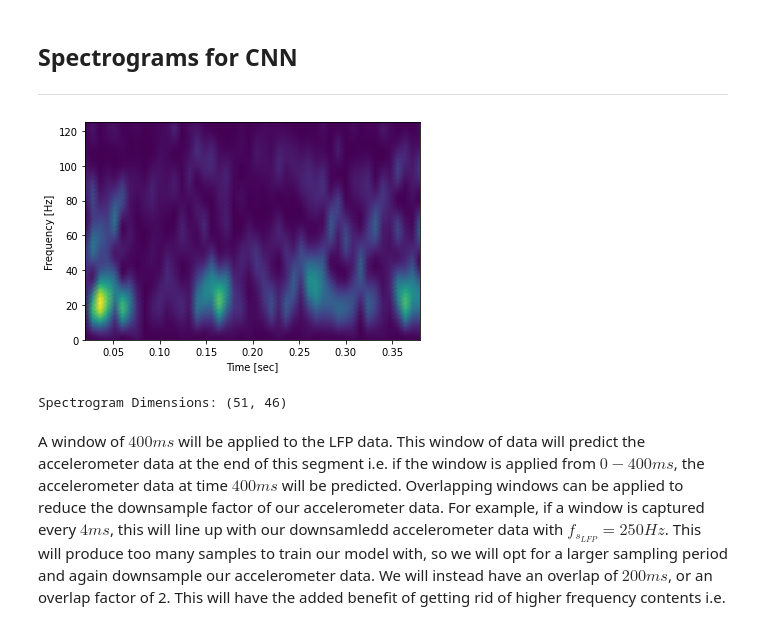
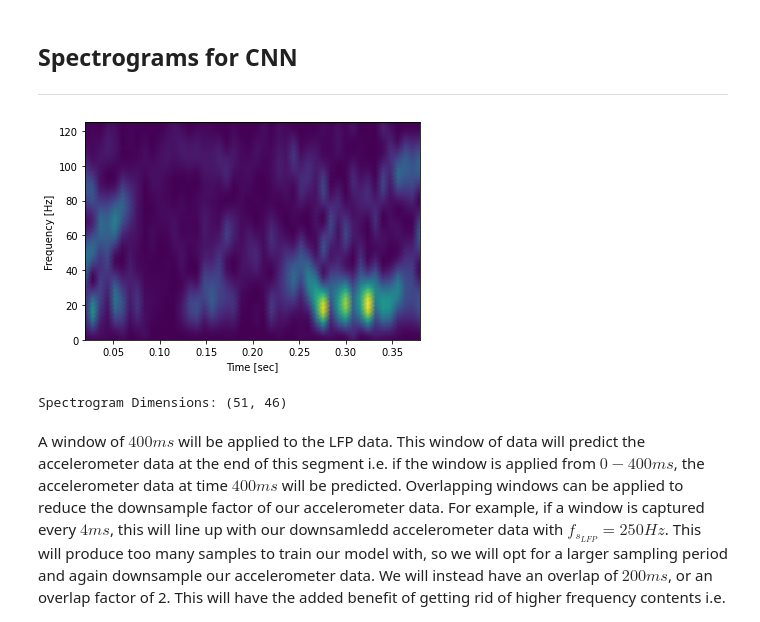
Before and after one commit to jcornell616/EEL5283-Project, a Jupyter notebook: src/preprocessing/preprocessing.ipynb, the cells around one changed output. Cells and saved outputs as stored; diff of their text form; code cells hidden in the pictures.

```diff
--- a/src/preprocessing/preprocessing.ipynb
+++ b/src/preprocessing/preprocessing.ipynb
@@ -438,23 +747,23 @@ The windowing for the CNN model is more rigid in its requirements. Window sizes
 # %%
 # parameters
 window_size = 100
 fft_size = 10
 overlap = 0.8
-windowed_lfp = lfp_data[0][delay:delay+window_size, 1]
+windowed_lfp = lfp_data[0][delay:delay+window_size, 0] - lfp_data[0][delay:delay+window_size, 1]
 
 # examine frequency contents of LFP data
 freq, time, Sxx = signal.spectrogram(windowed_lfp, fs_lfp,
                                nperseg=fft_size,
                                noverlap=int(fft_size * overlap),
                                nfft=window_size)
 plt.pcolormesh(time, freq, Sxx, shading='gouraud')
 plt.ylabel('Frequency [Hz]')
 plt.xlabel('Time [sec]')
 plt.show()
 
 print("Spectrogram Dimensions:", np.shape(Sxx))
 # %% [output]
-[figure, old version]
+[figure, new version]
 Spectrogram Dimensions: (51, 46)
 # %% [markdown]
 A window of $400 ms$ will be applied to the LFP data. This window of data will predict the accelerometer data at the end of this segment i.e. if the window is applied from $0-400ms$, the accelerometer data at time $400ms$ will be predicted. Overlapping windows can be applied to reduce the downsample factor of our accelerometer data. For example, if a window is captured every $4ms$, this will line up with our downsamledd accelerometer data with $f_{s_{LFP}}=250 Hz$. This will produce too many samples to train our model with, so we will opt for a larger sampling period and again downsample our accelerometer data. We will instead have an overlap of $200ms$, or an overlap factor of 2. This will have the added benefit of getting rid of higher frequency contents i.e. noise in the accelerometer data.
```
Also changed, not shown: parts of 18 cells of this notebook, 9 other files.
